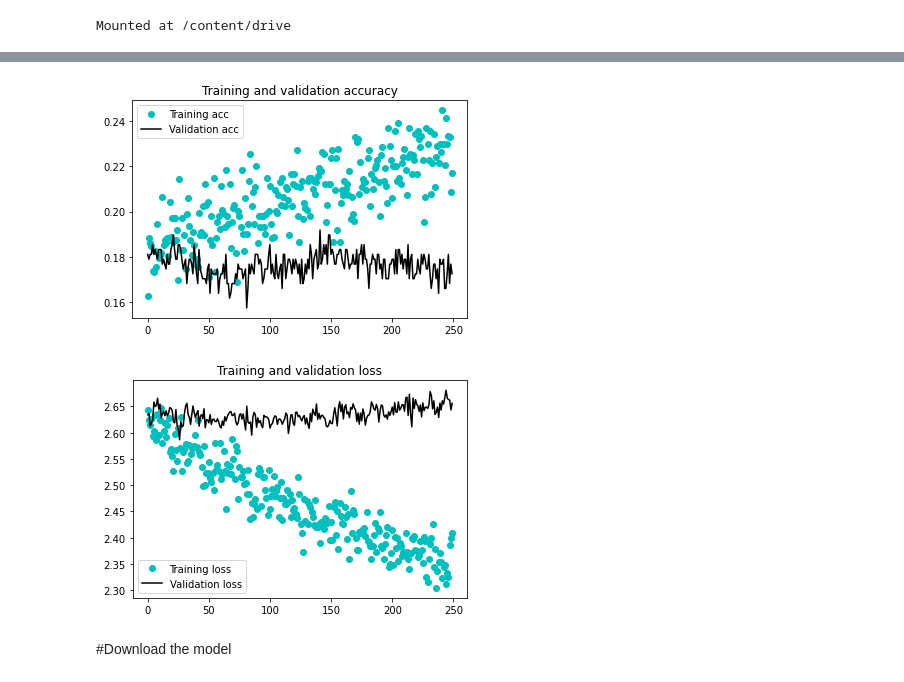
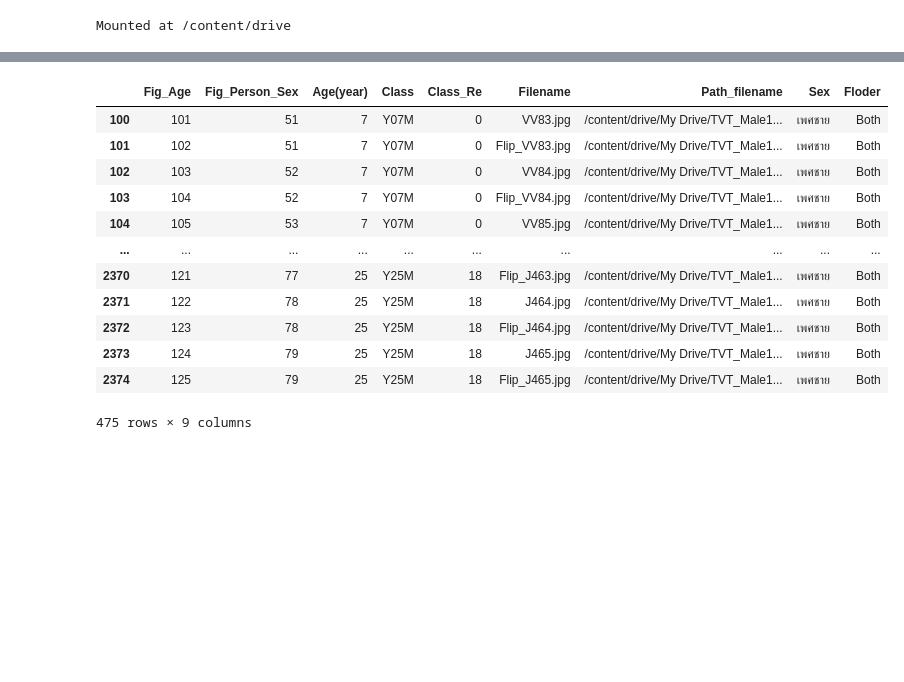
Before and after one commit to Wanita-8943/Project_2023, a Jupyter notebook: M2_Train_Freeze.ipynb, the cells around one changed output, grey strips where cells are left out. Saved outputs shown, nothing was run; the diff lists cells and outputs as text; code cells hidden in the pictures; blank space fills up the shorter version.

```diff
--- a/M2_Train_Freeze.ipynb
+++ b/M2_Train_Freeze.ipynb
@@ -177,26 +111,0 @@ Epoch 250/250
-# %%
-acc = history.history['acc']
-val_acc = history.history['val_acc']
-loss = history.history['loss']
-val_loss = history.history['val_loss']
-
-epochs_x = range(len(acc))
-
-plt.plot(epochs_x, acc, 'co', label='Training acc')
-plt.plot(epochs_x, val_acc, 'k', label='Validation acc')
-plt.title('Training and validation accuracy')
-plt.legend()
-
-plt.figure()
-
-plt.plot(epochs_x, loss, 'co', label='Training loss')
-plt.plot(epochs_x, val_loss, 'k', label='Validation loss')
-plt.title('Training and validation loss')
-plt.legend()
-
-plt.show()
-# %% [output]
-[figure, removed]
-[figure, removed]
-# %% [markdown]
-#Download the model
@@ -208,0 +112,17 @@ model.save('/content/drive/My Drive/cut_panoramic/Model/Classification/Male/M2_T
+# %%
+test = df[df['Fig_Age'].between(101,125)]
+test
+# %% [output]
+|  | Fig_Age | Fig_Person_Sex | Age(year) | Class | Class_Re | Filename | Path_filename | Sex | Floder |
+| 100 | 101 | 51 | 7 | Y07M | 0 | VV83.jpg | /content/drive/My Drive/TVT_Male1... | เพศชาย | Both |
+| 101 | 102 | 51 | 7 | Y07M | 0 | Flip_VV83.jpg | /content/drive/My Drive/TVT_Male1... | เพศชาย | Both |
+| 102 | 103 | 52 | 7 | Y07M | 0 | VV84.jpg | /content/drive/My Drive/TVT_Male1... | เพศชาย | Both |
+| 103 | 104 | 52 | 7 | Y07M | 0 | Flip_VV84.jpg | /content/drive/My Drive/TVT_Male1... | เพศชาย | Both |
+| 104 | 105 | 53 | 7 | Y07M | 0 | VV85.jpg | /content/drive/My Drive/TVT_Male1... | เพศชาย | Both |
+| ... | ... | ... | ... | ... | ... | ... | ... | ... | ... |
+| 2370 | 121 | 77 | 25 | Y25M | 18 | Flip_J463.jpg | /content/drive/My Drive/TVT_Male1... | เพศชาย | Both |
+| 2371 | 122 | 78 | 25 | Y25M | 18 | J464.jpg | /content/drive/My Drive/TVT_Male1... | เพศชาย | Both |
+| 2372 | 123 | 78 | 25 | Y25M | 18 | Flip_J464.jpg | /content/drive/My Drive/TVT_Male1... | เพศชาย | Both |
+| 2373 | 124 | 79 | 25 | Y25M | 18 | J465.jpg | /content/drive/My Drive/TVT_Male1... | เพศชาย | Both |
+| 2374 | 125 | 79 | 25 | Y25M | 18 | Flip_J465.jpg | /content/drive/My Drive/TVT_Male1... | เพศชาย | Both |
+475 rows × 9 columns
```
Also changed, not shown: parts of 30 cells of this notebook.
